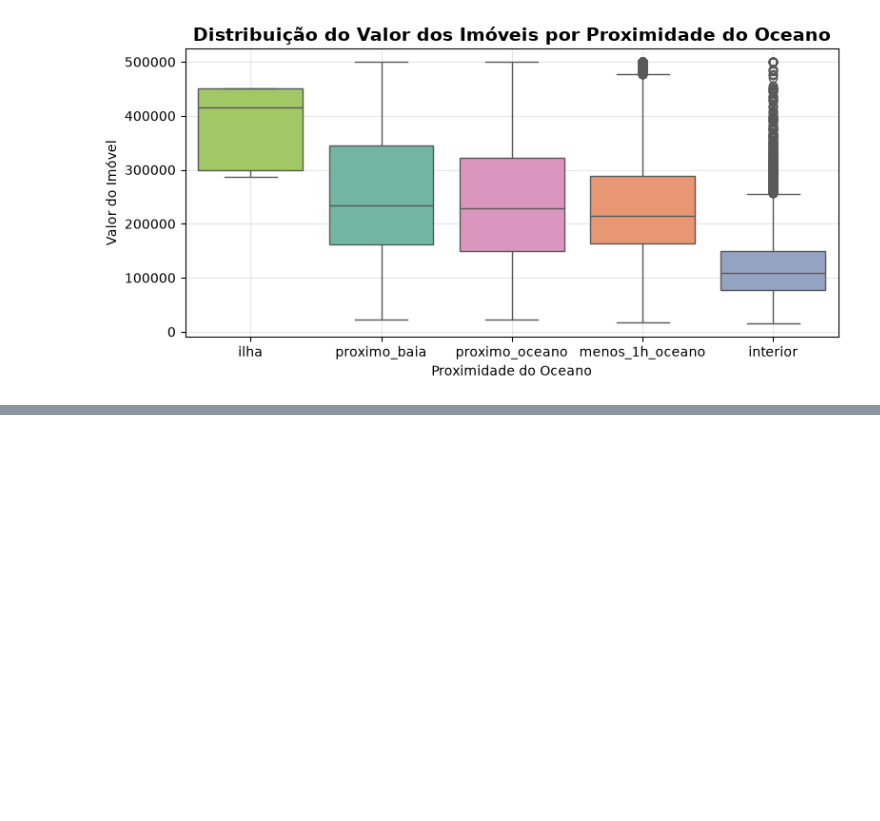
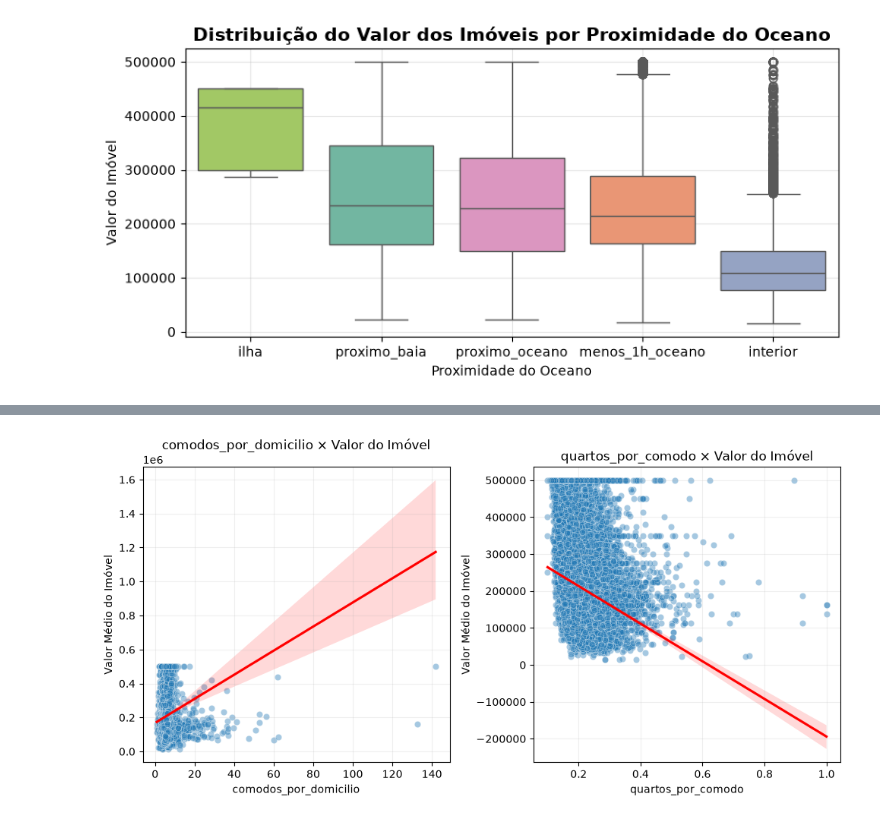
Before and after one commit to RenanTrevelim/california-housing-price-prediction, a Jupyter notebook: notebooks/02_analise_exploratoria.ipynb, the cells around one changed output, grey strips where cells are left out. Drawn from its saved outputs; the diff is of its cells as text; code cells hidden in the pictures; blank space fills up the shorter version.

```diff
--- a/notebooks/02_analise_exploratoria.ipynb
+++ b/notebooks/02_analise_exploratoria.ipynb
@@ -333,0 +363,20 @@ plt.show()
+# %%
+var_correlacao_fe = ["comodos_por_domicilio", "quartos_por_comodo"]
+
+fig, axes = plt.subplots(1, 2, figsize=(10, 5))
+
+for col, ax in zip(var_correlacao_fe, axes):
+
+    sns.scatterplot(data=dados_fe, x=col, y="valor_media_imovel", alpha=0.4, ax=ax)
+
+    sns.regplot(data=dados_fe, x=col, y="valor_media_imovel", scatter=False, color="red", ax=ax)
+
+    ax.set_title(f"{col} × Valor do Imóvel")
+    ax.set_xlabel(col)
+    ax.set_ylabel("Valor Médio do Imóvel")
+    ax.grid(alpha=0.2)
+
+plt.tight_layout()
+plt.show()
+# %% [output]
+[figure, added]
```
Also changed, not shown: parts of 8 cells of this notebook, 2 other files.
